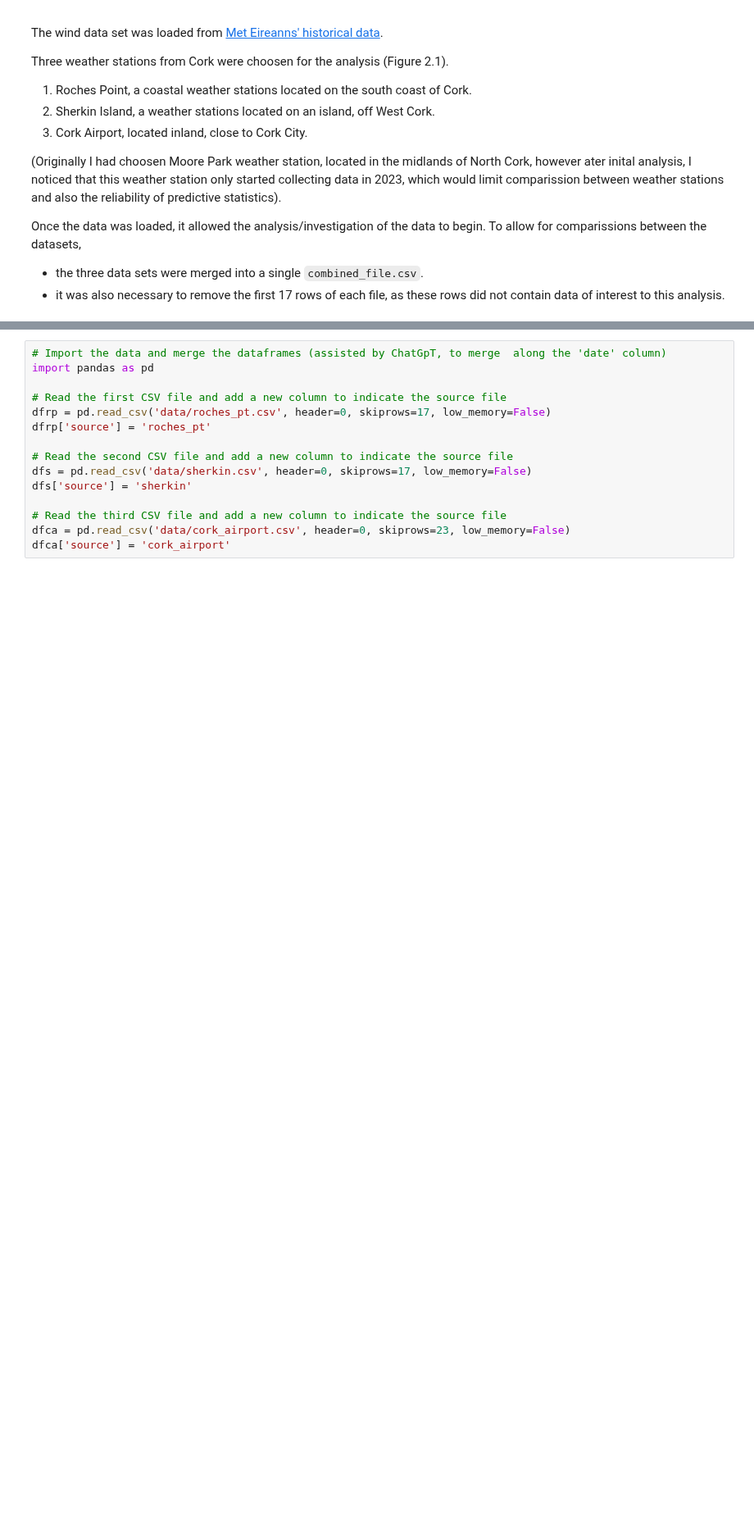
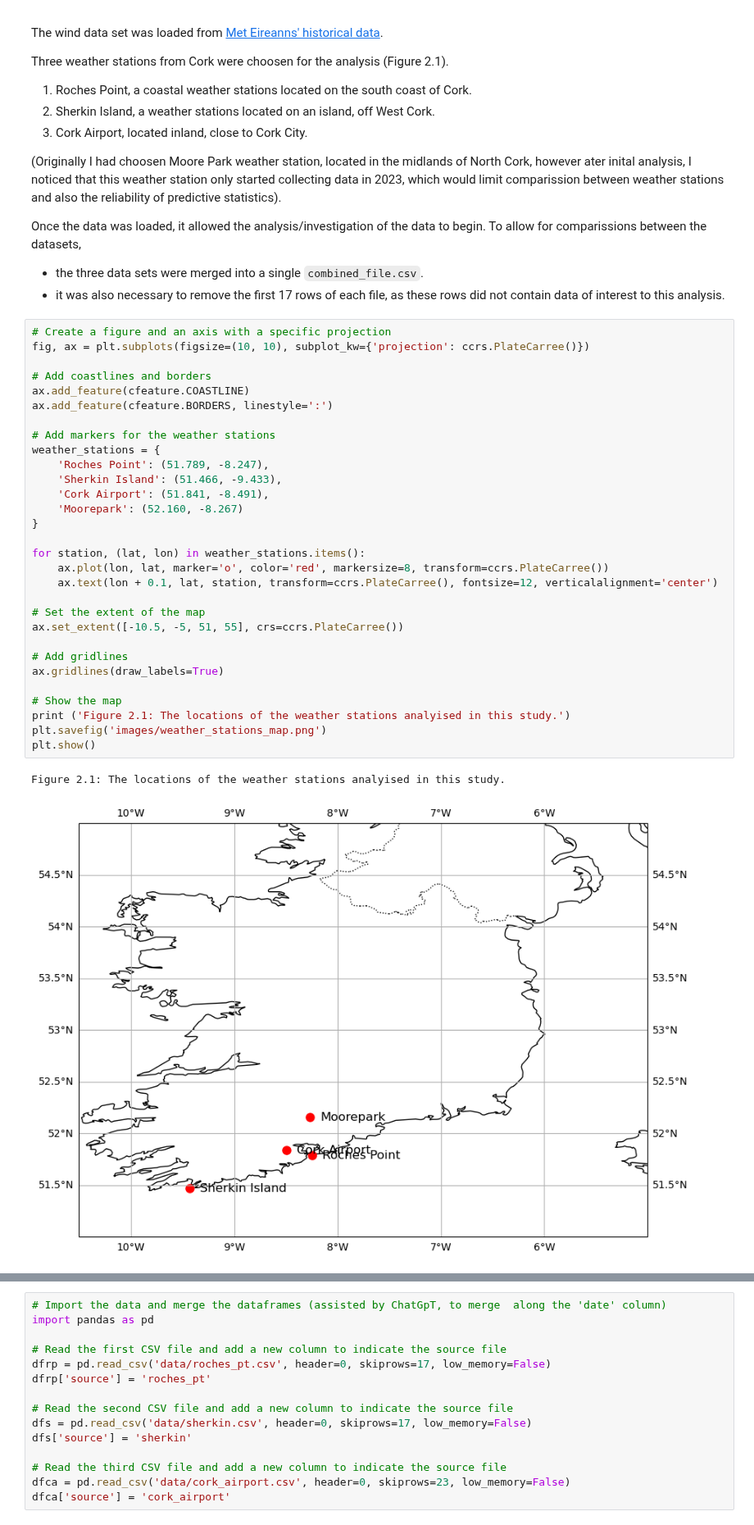
Before and after one commit to Laura6826/PFDA-project, a Jupyter notebook: wind_project.ipynb, the cells around one changed output, grey strips where cells are left out. Shown at 82% size. Saved outputs shown, nothing was run; the diff lists cells and outputs as text; blank space fills up the shorter version.

Commit message:
Putting Cork Airport on the Map

```diff
--- a/wind_project.ipynb
+++ b/wind_project.ipynb
@@ -92,4 +92,37 @@ Three weather stations from Cork were choosen for the analysis (Figure 2.1).
 Once the data was loaded, it allowed the analysis/investigation of the data to begin. To allow for comparissions between the datasets,
 - the three data sets were merged into a single `combined_file.csv`.
 - it was also necessary to remove the first 17 rows of each file, as these rows did not contain data of interest to this analysis.
+# %%
+# Create a figure and an axis with a specific projection
+fig, ax = plt.subplots(figsize=(10, 10), subplot_kw={'projection': ccrs.PlateCarree()})
+
+# Add coastlines and borders
+ax.add_feature(cfeature.COASTLINE)
+ax.add_feature(cfeature.BORDERS, linestyle=':')
+
+# Add markers for the weather stations
+weather_stations = {
+    'Roches Point': (51.789, -8.247),
+    'Sherkin Island': (51.466, -9.433),
+    'Cork Airport': (51.841, -8.491),
+    'Moorepark': (52.160, -8.267)
+}
+
+for station, (lat, lon) in weather_stations.items():
+    ax.plot(lon, lat, marker='o', color='red', markersize=8, transform=ccrs.PlateCarree())
+    ax.text(lon + 0.1, lat, station, transform=ccrs.PlateCarree(), fontsize=12, verticalalignment='center')
+
+# Set the extent of the map
+ax.set_extent([-10.5, -5, 51, 55], crs=ccrs.PlateCarree())
+
+# Add gridlines
+ax.gridlines(draw_labels=True)
+
+# Show the map
+print ('Figure 2.1: The locations of the weather stations analyised in this study.')
+plt.savefig('images/weather_stations_map.png')
+plt.show()
+# %% [output]
+Figure 2.1: The locations of the weather stations analyised in this study.
+[figure, added]
 # %%
```
Also changed, not shown: parts of 2 cells of this notebook, 4 other files.
